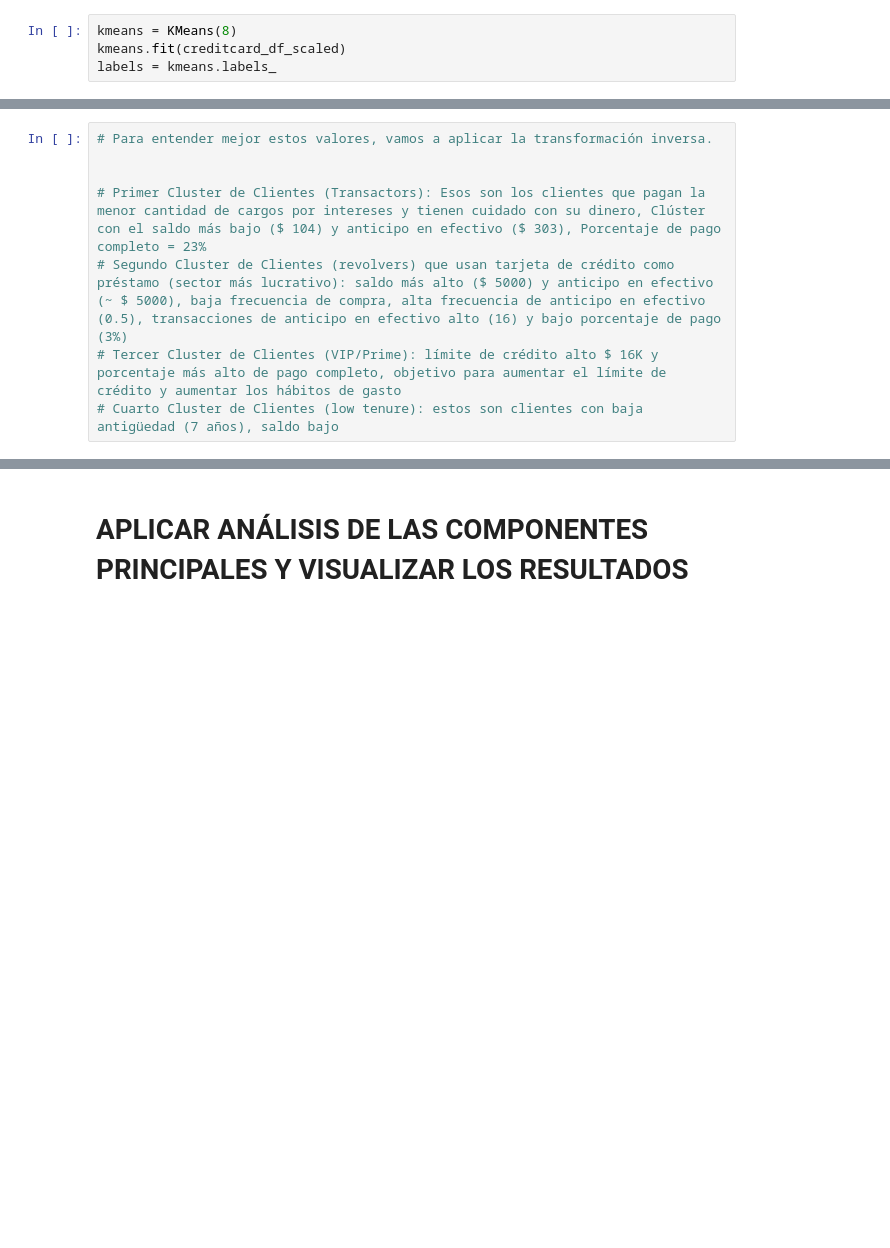
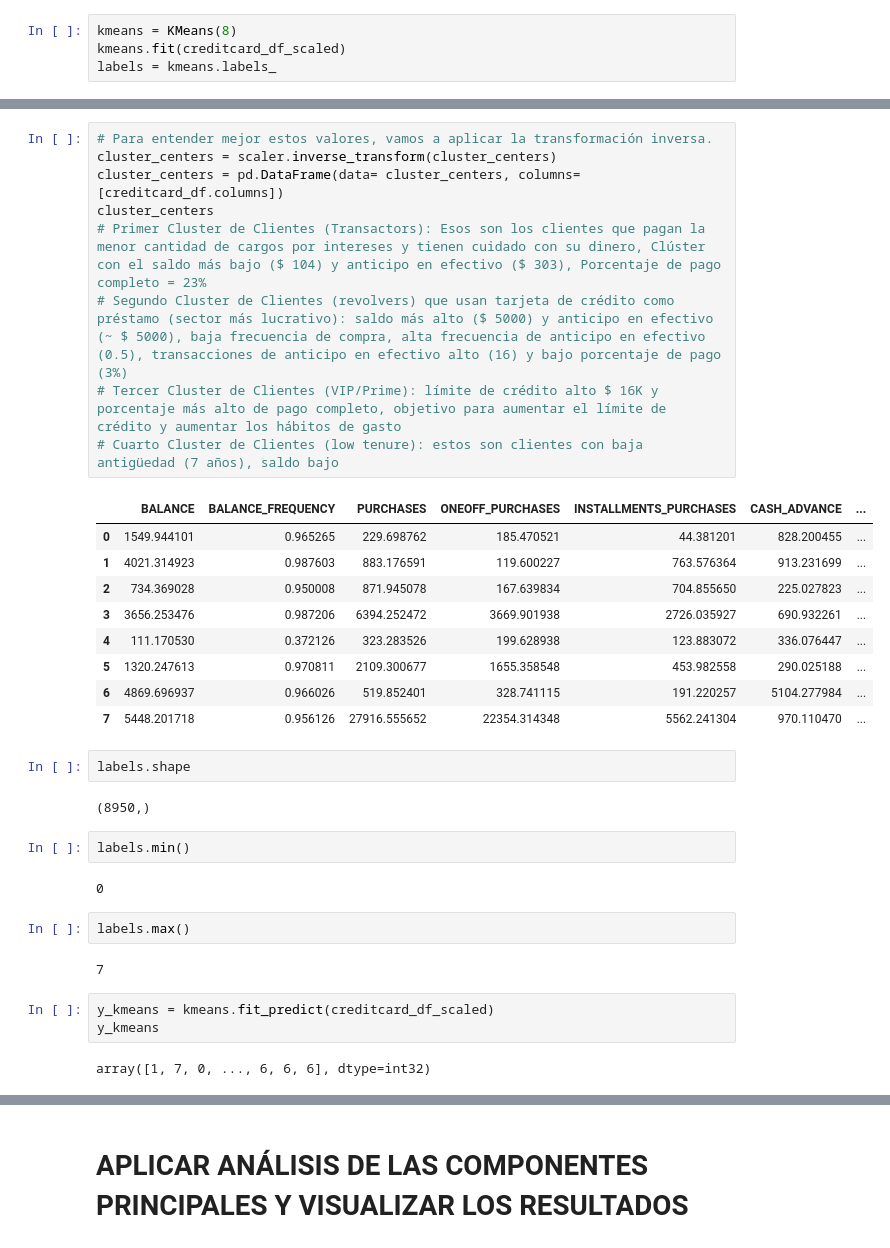
Before and after one commit to sergioarnold87/Practica_Sergio, a Jupyter notebook: 2. Departamento de Marketing/Departamento_de_Marketing.ipynb, the cells around one changed output, grey strips where cells are left out. Cells and saved outputs as stored; diff of their text form; blank space fills up the shorter version.

```diff
--- a/2. Departamento de Marketing/Departamento_de_Marketing.ipynb
+++ b/2. Departamento de Marketing/Departamento_de_Marketing.ipynb
@@ -320,10 +333,38 @@ kmeans.cluster_centers_.shapeape
 # %%
 # Para entender mejor estos valores, vamos a aplicar la transformación inversa.
-
-
+cluster_centers = scaler.inverse_transform(cluster_centers)
+cluster_centers = pd.DataFrame(data= cluster_centers, columns=[creditcard_df.columns])
+cluster_centers
 # Primer Cluster de Clientes (Transactors): Esos son los clientes que pagan la menor cantidad de cargos por intereses y tienen cuidado con su dinero, Clúster con el saldo más bajo ($ 104) y anticipo en efectivo ($ 303), Porcentaje de pago completo = 23%
 # Segundo Cluster de Clientes (revolvers) que usan tarjeta de crédito como préstamo (sector más lucrativo): saldo más alto ($ 5000) y anticipo en efectivo (~ $ 5000), baja frecuencia de compra, alta frecuencia de anticipo en efectivo (0.5), transacciones de anticipo en efectivo alto (16) y bajo porcentaje de pago (3%)
 # Tercer Cluster de Clientes (VIP/Prime): límite de crédito alto $ 16K y porcentaje más alto de pago completo, objetivo para aumentar el límite de crédito y aumentar los hábitos de gasto
 # Cuarto Cluster de Clientes (low tenure): estos son clientes con baja antigüedad (7 años), saldo bajo
+# %% [output]
+|  | BALANCE | BALANCE_FREQUENCY | PURCHASES | ONEOFF_PURCHASES | INSTALLMENTS_PURCHASES | CASH_ADVANCE | ... |
+| 0 | 1549.944101 | 0.965265 | 229.698762 | 185.470521 | 44.381201 | 828.200455 | ... |
+| 1 | 4021.314923 | 0.987603 | 883.176591 | 119.600227 | 763.576364 | 913.231699 | ... |
+| 2 | 734.369028 | 0.950008 | 871.945078 | 167.639834 | 704.855650 | 225.027823 | ... |
+| 3 | 3656.253476 | 0.987206 | 6394.252472 | 3669.901938 | 2726.035927 | 690.932261 | ... |
+| 4 | 111.170530 | 0.372126 | 323.283526 | 199.628938 | 123.883072 | 336.076447 | ... |
+| 5 | 1320.247613 | 0.970811 | 2109.300677 | 1655.358548 | 453.982558 | 290.025188 | ... |
+| 6 | 4869.696937 | 0.966026 | 519.852401 | 328.741115 | 191.220257 | 5104.277984 | ... |
+| 7 | 5448.201718 | 0.956126 | 27916.555652 | 22354.314348 | 5562.241304 | 970.110470 | ... |
+# %%
+labels.shape
+# %% [output]
+(8950,)
+# %%
+labels.min()
+# %% [output]
+0
+# %%
+labels.max()
+# %% [output]
+7
+# %%
+y_kmeans = kmeans.fit_predict(creditcard_df_scaled)
+y_kmeans
+# %% [output]
+array([1, 7, 0, ..., 6, 6, 6], dtype=int32)
 # %%
 # Concatenamos las etiquetas de los clusters con el dataset riginal
```
Also changed, not shown: parts of 5 cells of this notebook.
